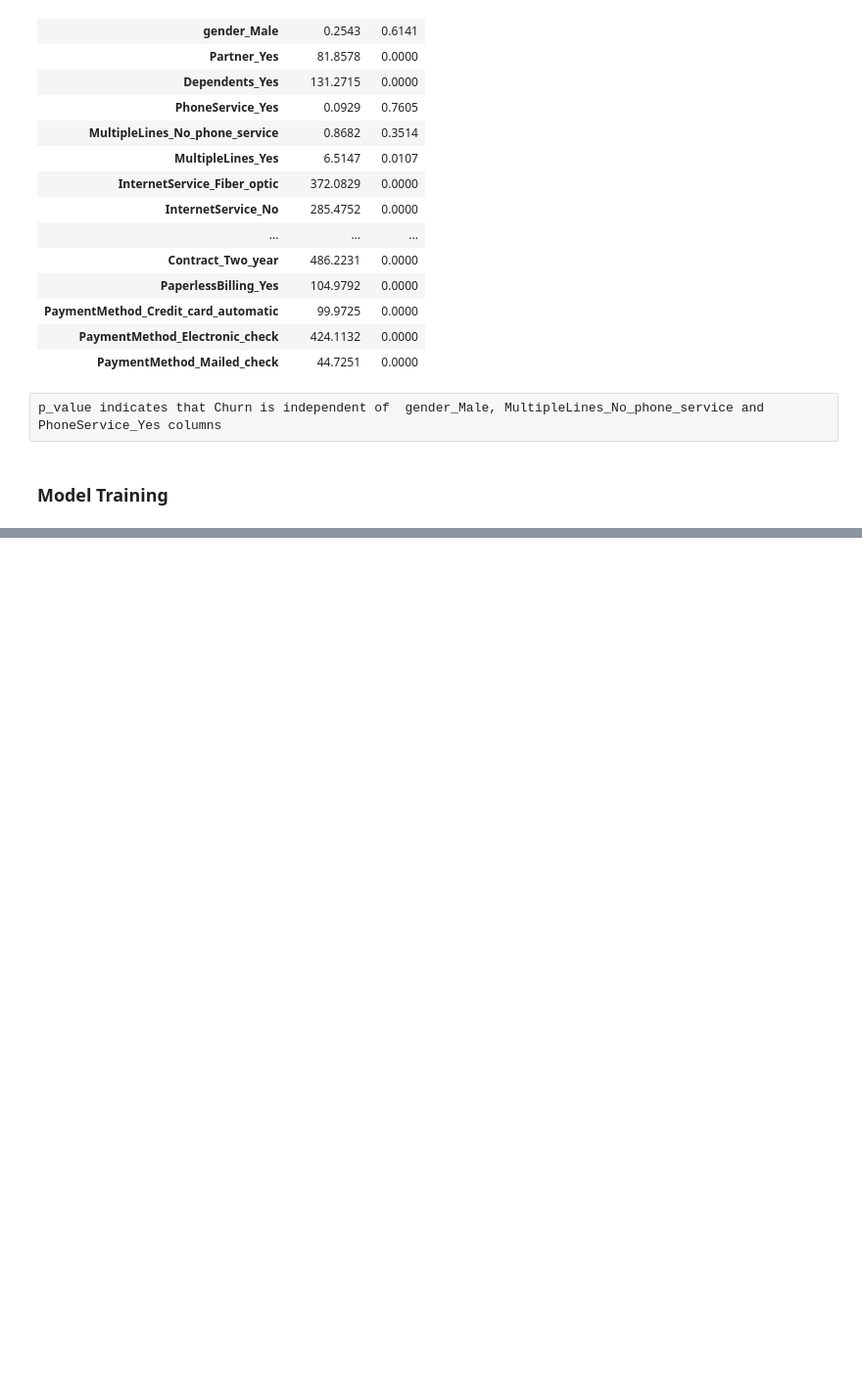
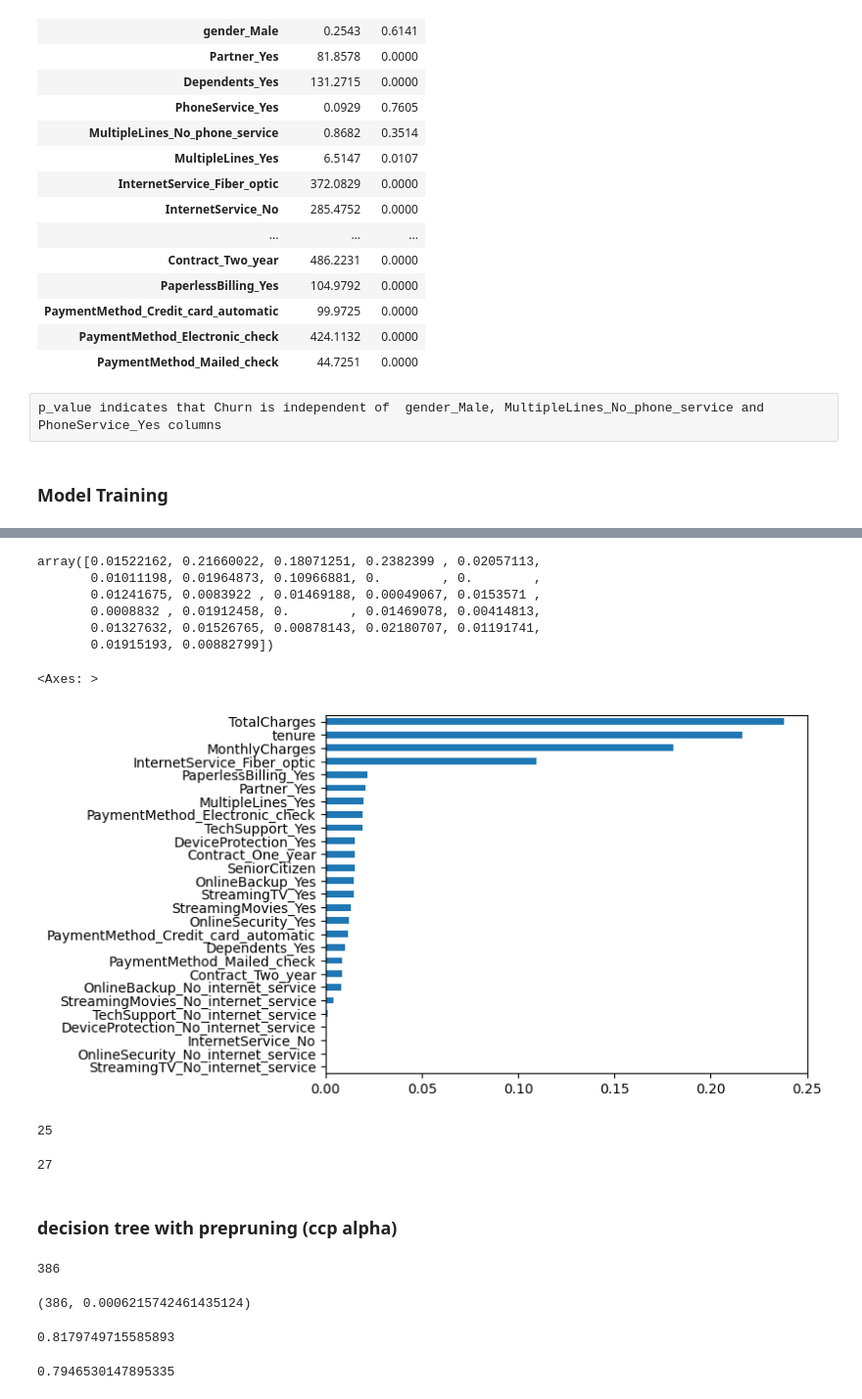
Before and after one commit to hajaress/Churn_Detection, a Jupyter notebook: churn_prediction.ipynb, the cells around one changed output, grey strips where cells are left out. Shown at 98% size. Cells and saved outputs as stored; diff of their text form; code cells hidden in the pictures; blank space fills up the shorter version.

```diff
--- a/churn_prediction.ipynb
+++ b/churn_prediction.ipynb
@@ -492,6 +425,8 @@ enc_df
 7032 rows × 31 columns
 # %%
 enc_df['Churn'] = enc_df['Churn_Yes']
+# %%
+enc_df.drop('Churn_Yes' ,axis=1, inplace= True)
 # %%
 ind_cate_col = enc_df[['SeniorCitizen',
  'tenure',
@@ -551,0 +676,7 @@ p_value indicates that Churn is independent of  gender_Male, MultipleLines_No_ph
+# %%
+x = enc_df.drop( ['gender_Male', 'MultipleLines_No_phone_service', 'PhoneService_Yes', 'Churn'], axis = 1)
+y = enc_df['Churn']
+x_train, x_test, y_train, y_test = train_test_split(x,y, test_size=0.25, random_state=1, stratify=y)
+# %%
+dt_clf = DecisionTreeClassifier(random_state=1)
+dt_clf.fit(x_train, y_train)
@@ -551,0 +706,15 @@ p_value indicates that Churn is independent of  gender_Male, MultipleLines_No_ph
+# %%
+dt_clf.feature_importances_
+# %% [output]
+array([0.01522162, 0.21660022, 0.18071251, 0.2382399 , 0.02057113,
+       0.01011198, 0.01964873, 0.10966881, 0.        , 0.        ,
+       0.01241675, 0.0083922 , 0.01469188, 0.00049067, 0.0153571 ,
+       0.0008832 , 0.01912458, 0.        , 0.01469078, 0.00414813,
+       0.01327632, 0.01526765, 0.00878143, 0.02180707, 0.01191741,
+       0.01915193, 0.00882799])
+# %%
+s1 = pd.Series(dt_clf.feature_importances_, index= x.columns)
+s1.sort_values().plot(kind = 'barh')
+# %% [output]
+<Axes: >
+[figure, added]
@@ -551,0 +727,38 @@ p_value indicates that Churn is independent of  gender_Male, MultipleLines_No_ph
+# %%
+dt_clf.get_depth()
+# %% [output]
+25
+# %%
+dt_clf.max_features_
+# %% [output]
+27
+# %% [markdown]
+### decision tree with prepruning (ccp alpha)
+# %%
+ccp_alpha_values = dt_clf.cost_complexity_pruning_path(x_train, y_train)['ccp_alphas']
+
+train_acc_list, test_acc_list = [],[]
+
+for ccp_alpha in ccp_alpha_values:
+    dt_clf = DecisionTreeClassifier(random_state=1,ccp_alpha = ccp_alpha)
+    dt_clf.fit(x_train, y_train)
+    train_acc_list.append(dt_clf.score(x_train, y_train))
+    test_acc_list.append(dt_clf.score(x_test, y_test))
+
+np.argmax(test_acc_list)
+# %% [output]
+386
+# %%
+ind = np.argmax(test_acc_list)
+
+ind, ccp_alpha_values[ind]
+# %% [output]
+(386, 0.0006215742461435124)
+# %%
+train_acc_list[ind]
+# %% [output]
+0.8179749715585893
+# %%
+test_acc_list[ind]
+# %% [output]
+0.7946530147895335
```
Also changed, not shown: parts of 49 cells of this notebook.
